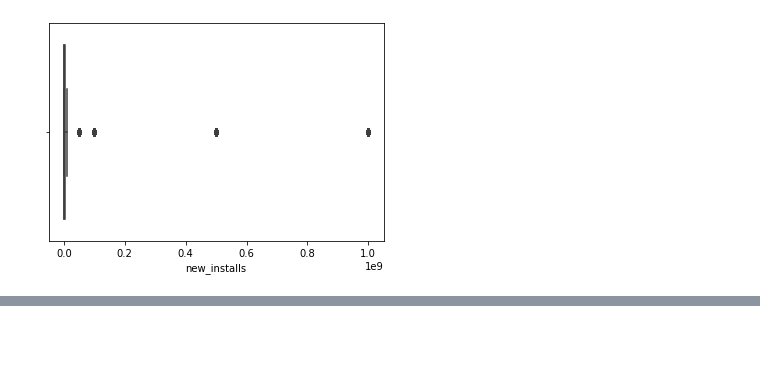
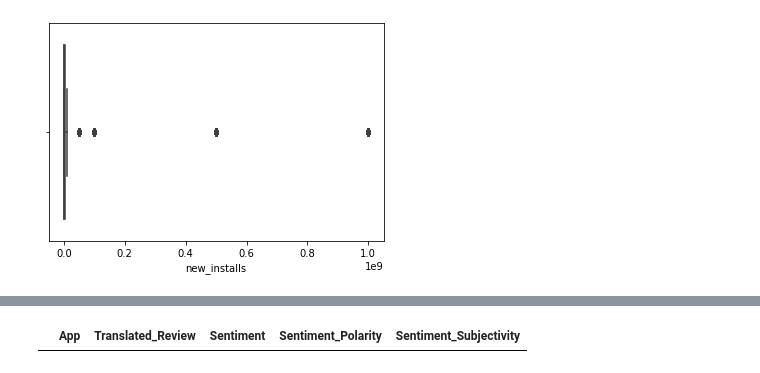
Before and after one commit to yagnik99/Play-Store-apps-data-analysis, a Jupyter notebook: Yagnik_Pandya_Team_2_Capstone_Project_1.ipynb, the cells around one changed output, grey strips where cells are left out. Drawn from its saved outputs; the diff is of its cells as text; code cells hidden in the pictures; blank space fills up the shorter version.

```diff
--- a/Yagnik_Pandya_Team_2_Capstone_Project_1.ipynb
+++ b/Yagnik_Pandya_Team_2_Capstone_Project_1.ipynb
@@ -142,0 +276,4 @@ sns.boxplot(apps_df['new_installs'])
+# %%
+user_df[user_df['App']==most_installed['App'][0]]
+# %% [output]
+|  | App | Translated_Review | Sentiment | Sentiment_Polarity | Sentiment_Subjectivity |
```
Also changed, not shown: parts of 27 cells of this notebook.
